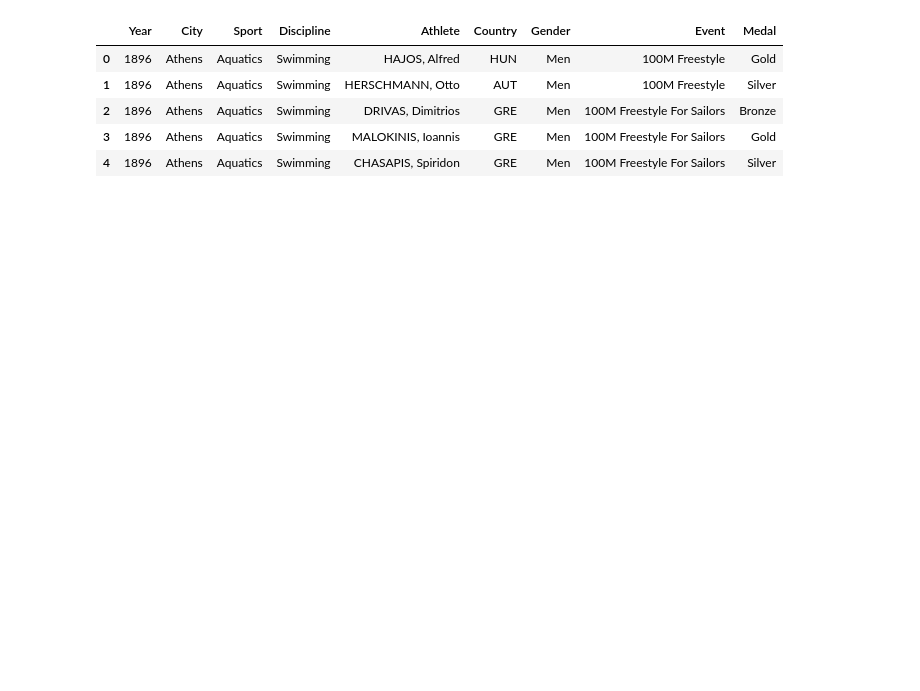
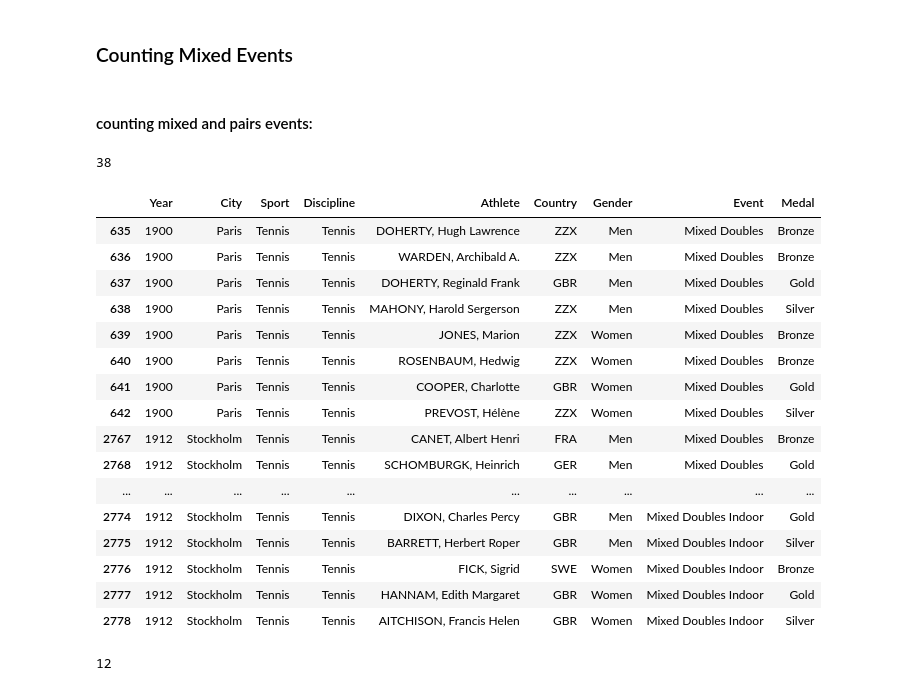
Before and after one commit to hamednasr/Olympic-medals-data-anlysis, a Jupyter notebook: Olympic Medals Data Analysis 2.ipynb, the cells around one changed output. Drawn from its saved outputs; the diff is of its cells as text; code cells hidden in the pictures; blank space fills up the shorter version.

Commit message:
piars, mixed, Equestrian events treated

```diff
--- a/Olympic Medals Data Analysis 2.ipynb
+++ b/Olympic Medals Data Analysis 2.ipynb
@@ -2,12 +4,39 @@
 import pandas as pd
 # %%
 summer = pd.read_csv('summer.csv')
-# %%
-summer.head()
-# %% [output]
-|  | Year | City | Sport | Discipline | Athlete | Country | Gender | Event | Medal |
-| 0 | 1896 | Athens | Aquatics | Swimming | HAJOS, Alfred | HUN | Men | 100M Freestyle | Gold |
-| 1 | 1896 | Athens | Aquatics | Swimming | HERSCHMANN, Otto | AUT | Men | 100M Freestyle | Silver |
-| 2 | 1896 | Athens | Aquatics | Swimming | DRIVAS, Dimitrios | GRE | Men | 100M Freestyle For Sailors | Bronze |
-| 3 | 1896 | Athens | Aquatics | Swimming | MALOKINIS, Ioannis | GRE | Men | 100M Freestyle For Sailors | Gold |
-| 4 | 1896 | Athens | Aquatics | Swimming | CHASAPIS, Spiridon | GRE | Men | 100M Freestyle For Sailors | Silver |
+# %%
+summer.head()
+pd.options.display.max_rows=100
+# %% [markdown]
+### Counting Mixed Events
+# %% [markdown]
+#### counting mixed and pairs events:
+# %%
+summer.Event.str.lower().str.contains('mixed').sum()
+# %% [output]
+38
+# %%
+summer[summer.Event.str.lower().str.contains('mixed')].head(20)
+# devide in half
+# %% [output]
+|  | Year | City | Sport | Discipline | Athlete | Country | Gender | Event | Medal |
+| 635 | 1900 | Paris | Tennis | Tennis | DOHERTY, Hugh Lawrence | ZZX | Men | Mixed Doubles | Bronze |
+| 636 | 1900 | Paris | Tennis | Tennis | WARDEN, Archibald A. | ZZX | Men | Mixed Doubles | Bronze |
+| 637 | 1900 | Paris | Tennis | Tennis | DOHERTY, Reginald Frank | GBR | Men | Mixed Doubles | Gold |
+| 638 | 1900 | Paris | Tennis | Tennis | MAHONY, Harold Sergerson | ZZX | Men | Mixed Doubles | Silver |
+| 639 | 1900 | Paris | Tennis | Tennis | JONES, Marion | ZZX | Women | Mixed Doubles | Bronze |
+| 640 | 1900 | Paris | Tennis | Tennis | ROSENBAUM, Hedwig | ZZX | Women | Mixed Doubles | Bronze |
+| 641 | 1900 | Paris | Tennis | Tennis | COOPER, Charlotte | GBR | Women | Mixed Doubles | Gold |
+| 642 | 1900 | Paris | Tennis | Tennis | PREVOST, Hélène | ZZX | Women | Mixed Doubles | Silver |
+| 2767 | 1912 | Stockholm | Tennis | Tennis | CANET, Albert Henri | FRA | Men | Mixed Doubles | Bronze |
+| 2768 | 1912 | Stockholm | Tennis | Tennis | SCHOMBURGK, Heinrich | GER | Men | Mixed Doubles | Gold |
+| ... | ... | ... | ... | ... | ... | ... | ... | ... | ... |
+| 2774 | 1912 | Stockholm | Tennis | Tennis | DIXON, Charles Percy | GBR | Men | Mixed Doubles Indoor | Gold |
+| 2775 | 1912 | Stockholm | Tennis | Tennis | BARRETT, Herbert Roper | GBR | Men | Mixed Doubles Indoor | Silver |
+| 2776 | 1912 | Stockholm | Tennis | Tennis | FICK, Sigrid | SWE | Women | Mixed Doubles Indoor | Bronze |
+| 2777 | 1912 | Stockholm | Tennis | Tennis | HANNAM, Edith Margaret | GBR | Women | Mixed Doubles Indoor | Gold |
+| 2778 | 1912 | Stockholm | Tennis | Tennis | AITCHISON, Francis Helen | GBR | Women | Mixed Doubles Indoor | Silver |
+# %%
+summer.Event.str.lower().str.contains('pairs').sum()
+# %% [output]
+12
```
Also changed, not shown: parts of 5 cells of this notebook.
